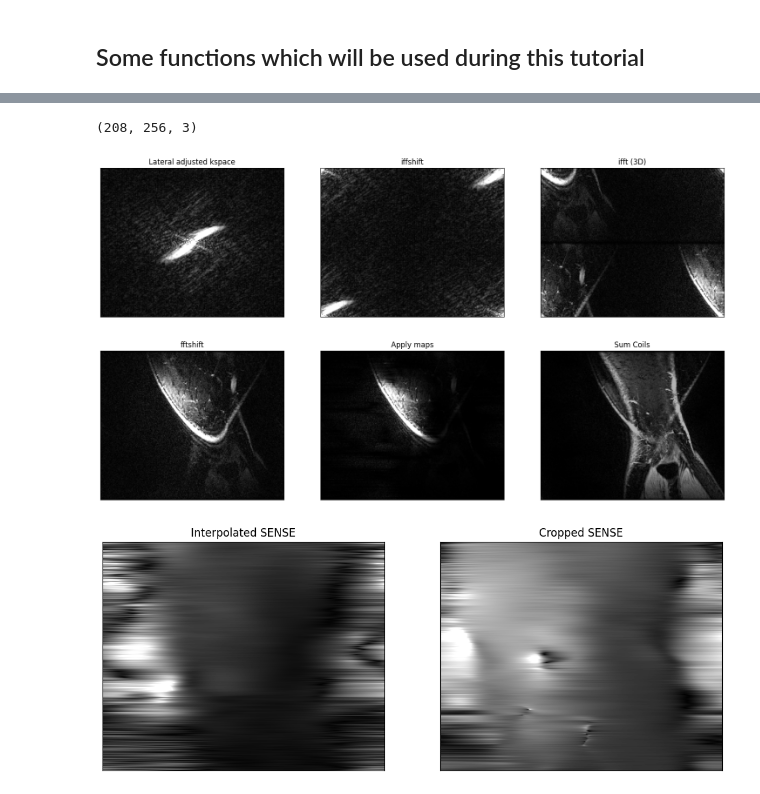
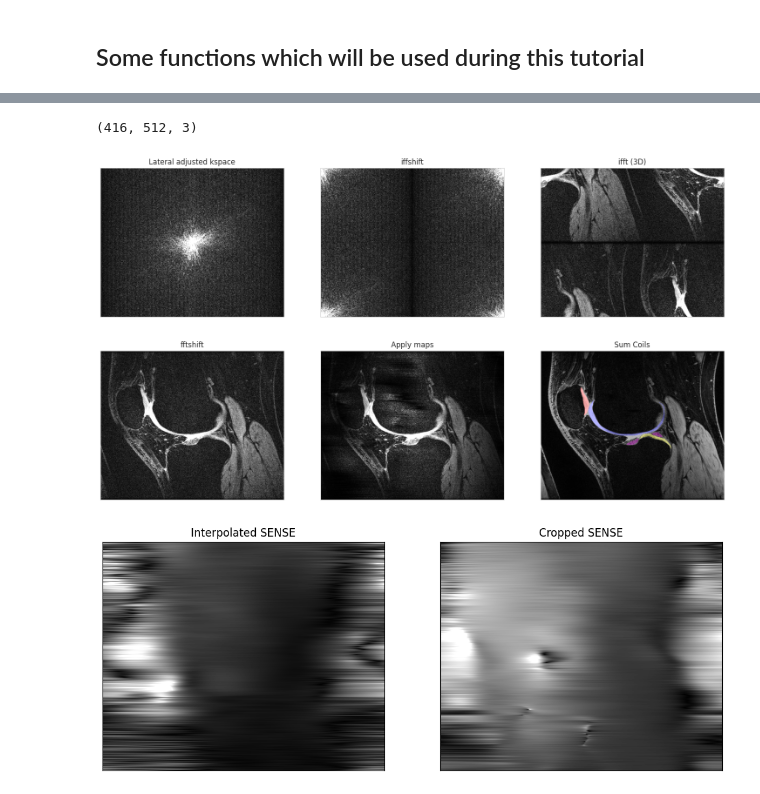
Before and after one commit to TimPaquaij/atommic, a Jupyter notebook: projects/MTL/rs/SKMTEA/visualize_preprocssing.ipynb, the cells around one changed output, grey strips where cells are left out. Cells and saved outputs as stored; diff of their text form; code cells hidden in the pictures.

```diff
--- a/projects/MTL/rs/SKMTEA/visualize_preprocssing.ipynb
+++ b/projects/MTL/rs/SKMTEA/visualize_preprocssing.ipynb
@@ -16,3 +14,5 @@ dataset_dir = "" ##Local Directory
+# %%
+dataset_dir = "/data/projects/recon/data/public/multitask/skm-tea/v1-release/files_recon_calib-24/" ##Local Directory
 # %%
 import os
 from tqdm import tqdm
@@ -336,7 +336,7 @@ with h5py.File(str(recon_file / patient_id)+'.h5', "r") as f:
 segmentation = nib.load(str(seg_file / patient_id)+'.nii.gz').get_fdata()
 segmentation_one = categorical_to_one_hot(segmentation,channel_dim=-1)
 segmentation_one_org = collect_mask(segmentation_one, (0, 1, (2, 3), (4, 5)), out_channel_first=False)
-crop_scale = [0.5,0.5,1] #Option to crop
-print(kspace_org.shape)
+crop_scale = [1,1,1] #Option to crop
+print(kspace_org.shape, segmentation_one_org.shape, maps_org.shape)
 # %% [output]
 MTR_013
@@ -344,4 +344,2 @@ MTR_013
 # %%
-kspace = torch.fft.fftshift(torch.fft.fft(torch.fft.ifftshift(torch.as_tensor(kspace_org),dim=0), dim=0), dim=0)
-plt.figure()
-plt.imshow(np.abs(kspace[48:-48,:,,0,0]),cmap='gray')
+kspace = torch.fft.fft(torch.fft.ifftshift(torch.as_tensor(kspace_org),dim=0), dim=0)
@@ -438,8 +433,13 @@ Interpolated all sensitivity coils (80, 208, 256, 1, 8)
 # %%
 ### SENSE Reconstruction ###
-sl=0
+
+
+
+sl=4
+print(kspace.shape)
 kspace_fft_4 = torch.fft.ifftshift(torch.from_numpy(kspace[sl,:,:,:,:]),dim=(0,1))
 kspace_fft_5 = torch.fft.ifft2(kspace_fft_4,dim=(0,1))
 kspace_fft_6 = torch.fft.fftshift(kspace_fft_5,dim=(0,1))
 image_fft = kspace_fft_6 * torch.conj(torch.as_tensor(maps[sl,:,:,:,:]))
-image_fft_sum =torch.sum(image_fft,dim=-1,keepdim=True)
+
+image_fft_sum =torch.sum(image_fft,dim=-1,keepdim=False)
@@ -446,17 +569,17 @@ image_fft_sum =torch.sum(image_fft,dim=-1,keepdim=True)
 # %%
 ### Plot reconstructed scan ###
 hsize = 5
 wsize = hsize / kspace.shape[1] * kspace.shape[2]
 
 seg_colorized = label2rgb(one_hot_to_categorical(new_segmentation[sl,:,:],channel_dim=-1), bg_label=0)
 print(seg_colorized.shape)
 fig, axs = plt.subplots(2, 3, figsize=(3 * wsize, 2 * hsize))
 plot_images([np.abs(kspace)[sl,:,:,0,0],np.abs(kspace_fft_4.numpy())[...,0,0],np.abs(kspace_fft_5.numpy())[...,0,0]],axs=axs[0],processor=lambda x: get_scaled_image(x, 0.99, clip=True),titles=['Lateral adjusted kspace','iffshift','ifft (3D)'],fontsize =12)
-plot_images([np.abs(kspace_fft_6.numpy())[...,0,0],np.abs(image_fft.numpy())[...,0,0],np.abs(image_fft_sum.numpy())[...,0,0]],axs=axs[1],processor=lambda x: get_scaled_image(x, 0.99, clip=True),titles=['fftshift','Apply maps','Sum Coils'],fontsize =12,overlay=[None,None,seg_colorized])
+plot_images([np.abs(kspace_fft_6.numpy())[...,0,0],np.abs(image_fft.numpy())[...,0,0],np.abs(image_fft_sum.numpy())[...,0]],axs=axs[1],processor=lambda x: get_scaled_image(x, 0.99, clip=True),titles=['fftshift','Apply maps','Sum Coils'],fontsize =12,overlay=[None,None,seg_colorized])
 plt.savefig('/scratch/tmpaquaij/Figures/Interpolation_rec.png')
 # %% [output]
-(208, 256, 3)
+(416, 512, 3)
-[figure, old version]
+[figure, new version]
 # %%
 #### Crop Sensitivity and Segmentation to compare with interpolation ###
 maps_crop = maps_org[48:-48,:,40:-40,:,:]
```
Also changed, not shown: parts of 10 cells of this notebook, 53 other files.
